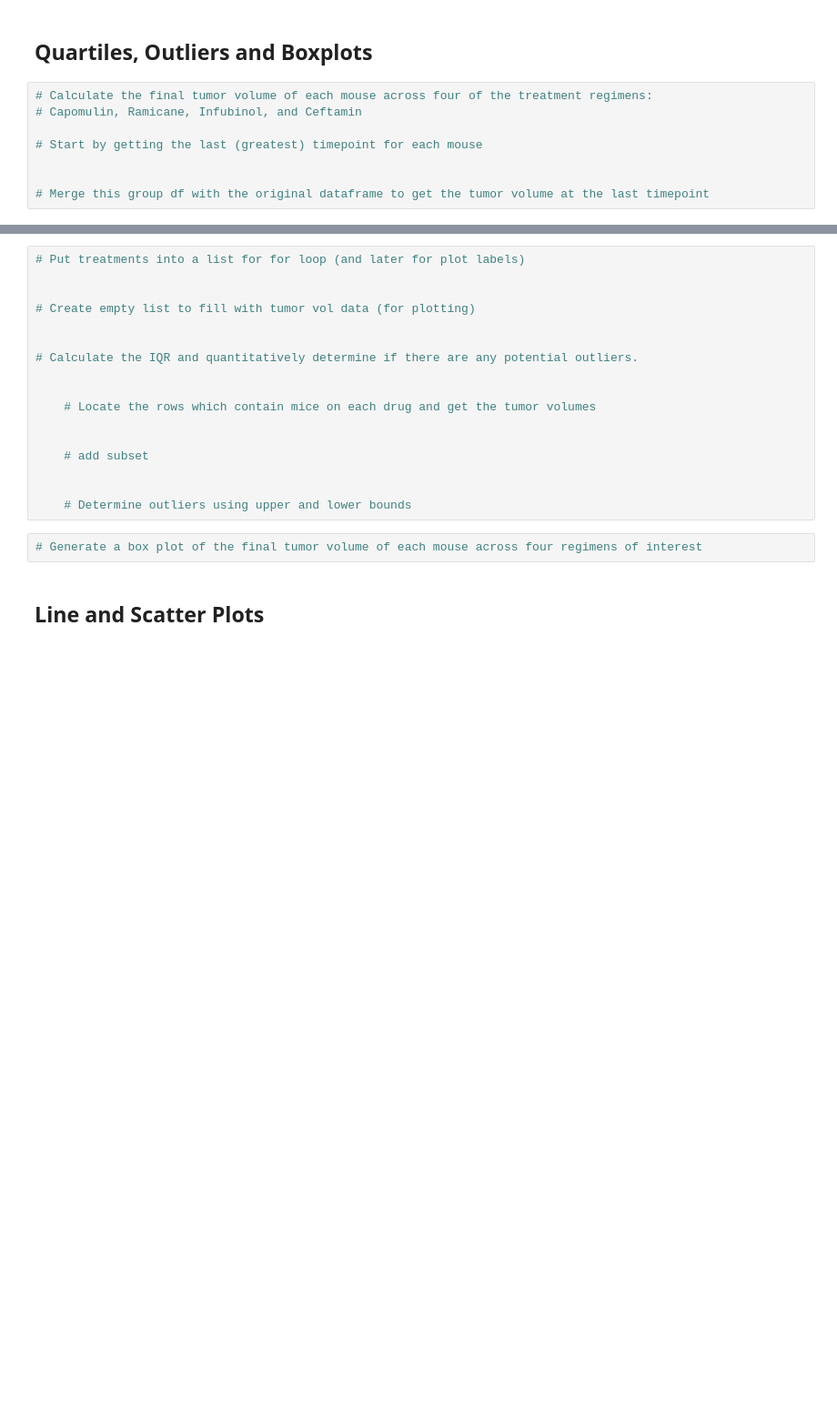
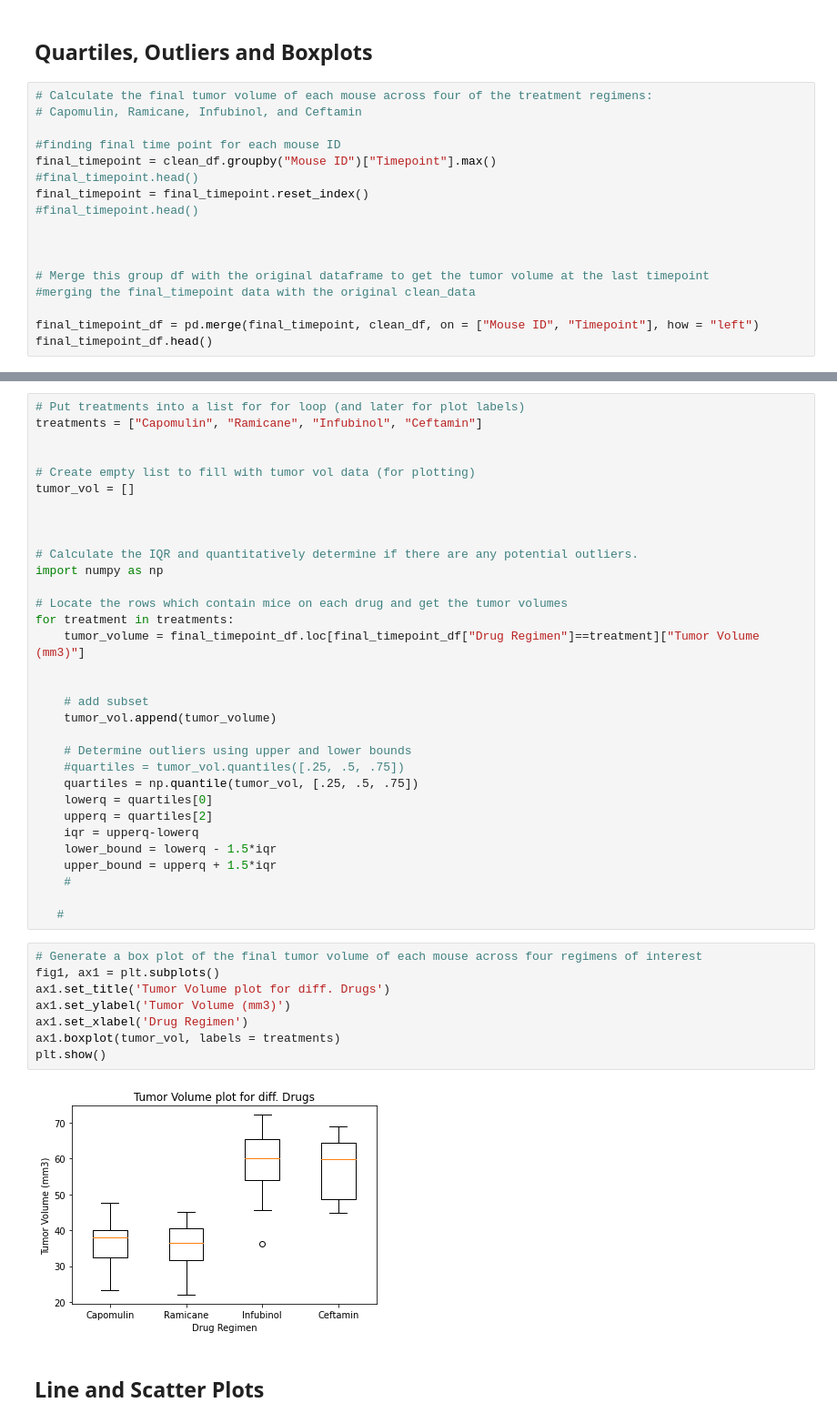
Before and after one commit to bhubh/matplotlib_challenge, a Jupyter notebook: Pymaceuticals/pymaceuticals.ipynb, the cells around one changed output, grey strips where cells are left out. Shown: that part at 91% size. Cells and saved outputs as stored; diff of their text form; blank space fills up the shorter version.

```diff
--- a/Pymaceuticals/pymaceuticals.ipynb
+++ b/Pymaceuticals/pymaceuticals.ipynb
@@ -236,7 +236,16 @@ plt.pie(Numbers, labels = labels, autopct="%1.1f%%")
 # Calculate the final tumor volume of each mouse across four of the treatment regimens:
 # Capomulin, Ramicane, Infubinol, and Ceftamin
 
-# Start by getting the last (greatest) timepoint for each mouse
+#finding final time point for each mouse ID
+final_timepoint = clean_df.groupby("Mouse ID")["Timepoint"].max()
+#final_timepoint.head()
+final_timepoint = final_timepoint.reset_index()
+#final_timepoint.head()
+
 
 
 # Merge this group df with the original dataframe to get the tumor volume at the last timepoint
+#merging the final_timepoint data with the original clean_data
+
+final_timepoint_df = pd.merge(final_timepoint, clean_df, on = ["Mouse ID", "Timepoint"], how = "left")
+final_timepoint_df.head()
@@ -243,22 +259,45 @@ plt.pie(Numbers, labels = labels, autopct="%1.1f%%")
 # %%
 # Put treatments into a list for for loop (and later for plot labels)
+treatments = ["Capomulin", "Ramicane", "Infubinol", "Ceftamin"]
 
 
 # Create empty list to fill with tumor vol data (for plotting)
+tumor_vol = []
+
 
 
 # Calculate the IQR and quantitatively determine if there are any potential outliers.
+import numpy as np
 
-
-    # Locate the rows which contain mice on each drug and get the tumor volumes
+# Locate the rows which contain mice on each drug and get the tumor volumes
+for treatment in treatments:
+    tumor_volume = final_timepoint_df.loc[final_timepoint_df["Drug Regimen"]==treatment]["Tumor Volume (mm3)"]
 
 
     # add subset
-
+    tumor_vol.append(tumor_volume)
 
     # Determine outliers using upper and lower bounds
+    #quartiles = tumor_vol.quantiles([.25, .5, .75])
+    quartiles = np.quantile(tumor_vol, [.25, .5, .75])
+    lowerq = quartiles[0]
+    upperq = quartiles[2]
+    iqr = upperq-lowerq
+    lower_bound = lowerq - 1.5*iqr
+    upper_bound = upperq + 1.5*iqr
+    #
+
+   #
 # %%
 # Generate a box plot of the final tumor volume of each mouse across four regimens of interest
+fig1, ax1 = plt.subplots()
+ax1.set_title('Tumor Volume plot for diff. Drugs')
+ax1.set_ylabel('Tumor Volume (mm3)')
+ax1.set_xlabel('Drug Regimen')
+ax1.boxplot(tumor_vol, labels = treatments)
+plt.show()
+# %% [output]
+[figure, added]
 # %% [markdown]
 ## Line and Scatter Plots
 # %%
```
Also changed, not shown: parts of 1 cell of this notebook.
